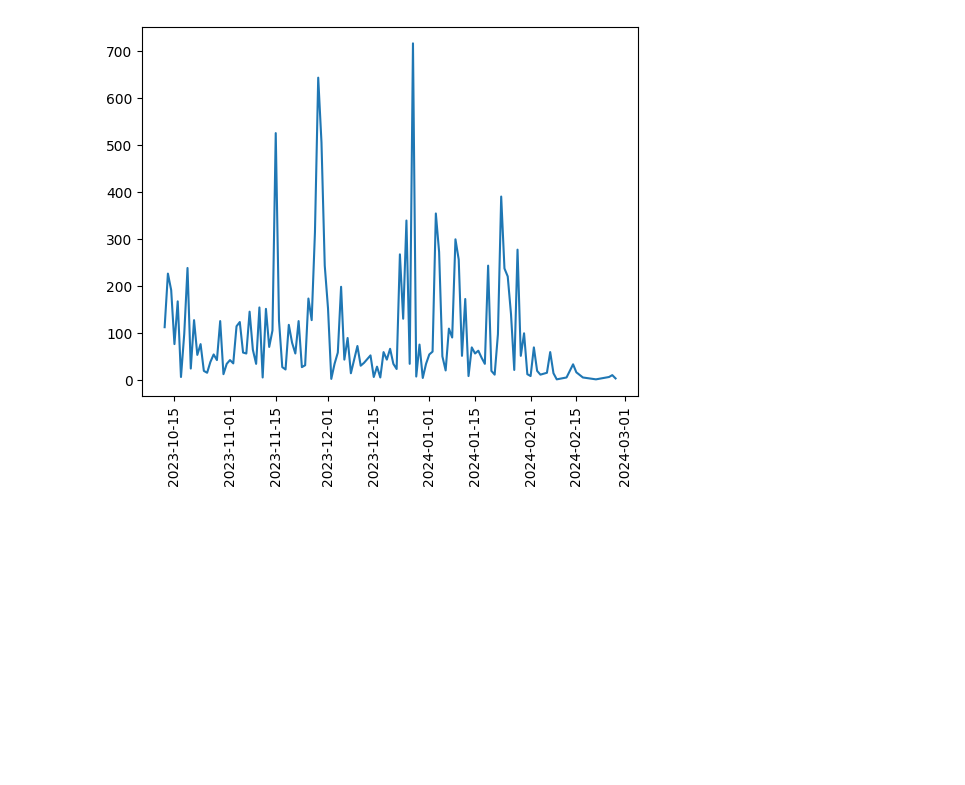
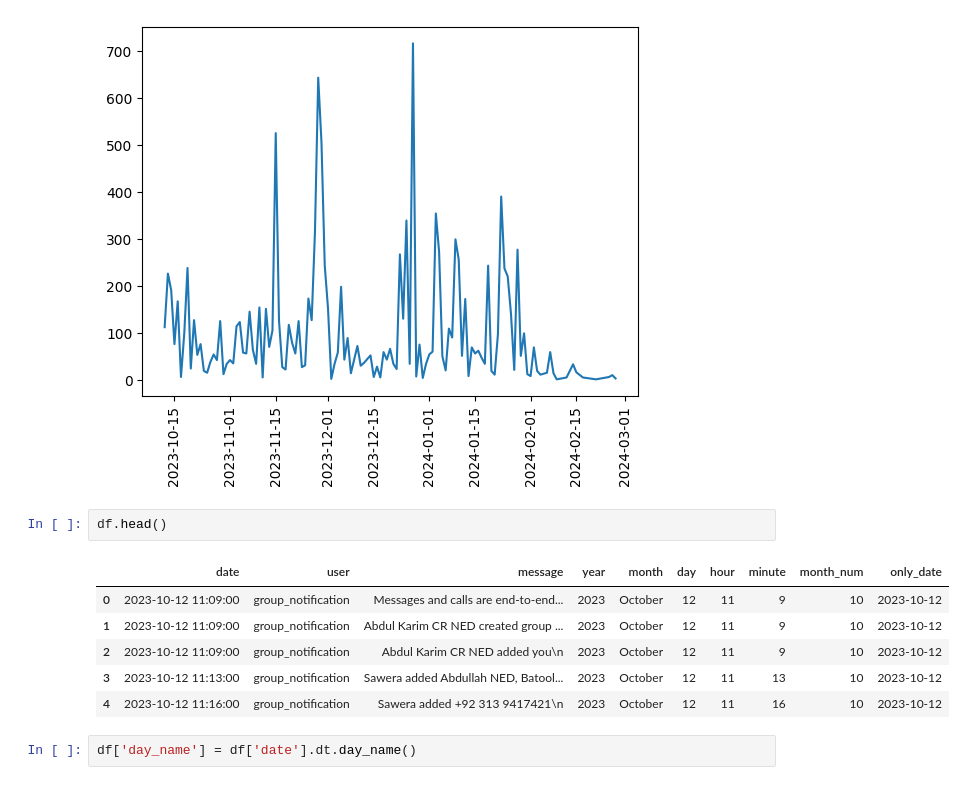
Before and after one commit to M-Awwab-Khan/whatsapp-chat-analyzer, a Jupyter notebook: whatsapp_chat_analysis.ipynb, the cells around one changed output. Saved outputs shown, nothing was run; the diff lists cells and outputs as text; blank space fills up the shorter version.

```diff
--- a/whatsapp_chat_analysis.ipynb
+++ b/whatsapp_chat_analysis.ipynb
@@ -311,3 +311,14 @@ plt.xticks(rotation=90)
 plt.show()
 # %% [output]
 [figure]
+# %%
+df.head()
+# %% [output]
+|  | date | user | message | year | month | day | hour | minute | month_num | only_date |
+| 0 | 2023-10-12 11:09:00 | group_notification | Messages and calls are end-to-end... | 2023 | October | 12 | 11 | 9 | 10 | 2023-10-12 |
+| 1 | 2023-10-12 11:09:00 | group_notification | Abdul Karim CR NED created group ... | 2023 | October | 12 | 11 | 9 | 10 | 2023-10-12 |
+| 2 | 2023-10-12 11:09:00 | group_notification | Abdul Karim CR NED added you\n | 2023 | October | 12 | 11 | 9 | 10 | 2023-10-12 |
+| 3 | 2023-10-12 11:13:00 | group_notification | Sawera added Abdullah NED, Batool... | 2023 | October | 12 | 11 | 13 | 10 | 2023-10-12 |
+| 4 | 2023-10-12 11:16:00 | group_notification | Sawera added +92 313 9417421\n | 2023 | October | 12 | 11 | 16 | 10 | 2023-10-12 |
+# %%
+df['day_name'] = df['date'].dt.day_name()
```
Also changed, not shown: parts of 1 cell of this notebook.
